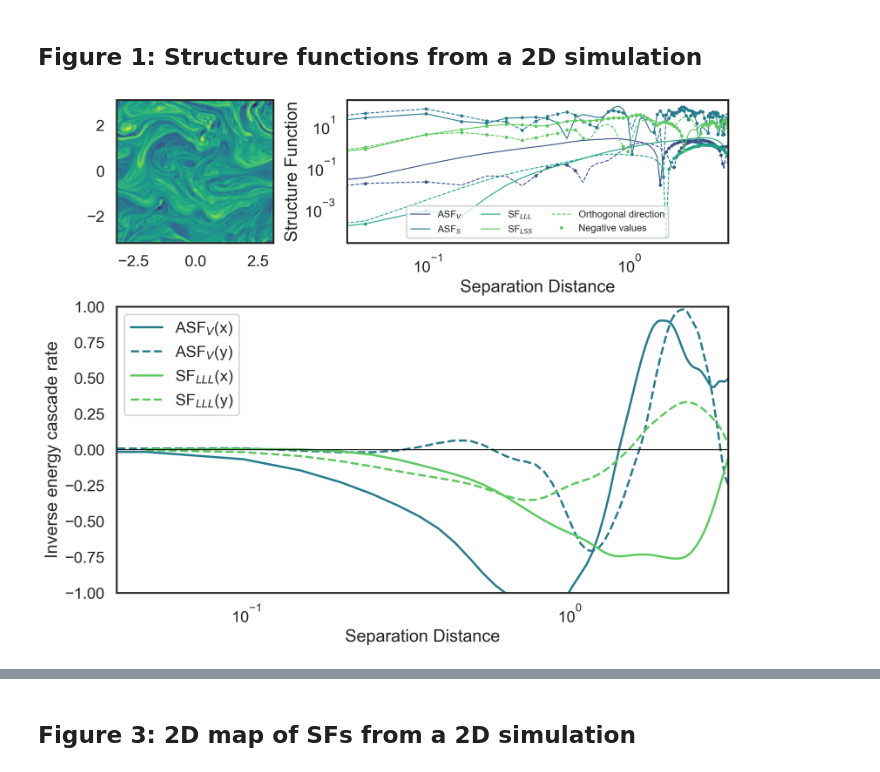
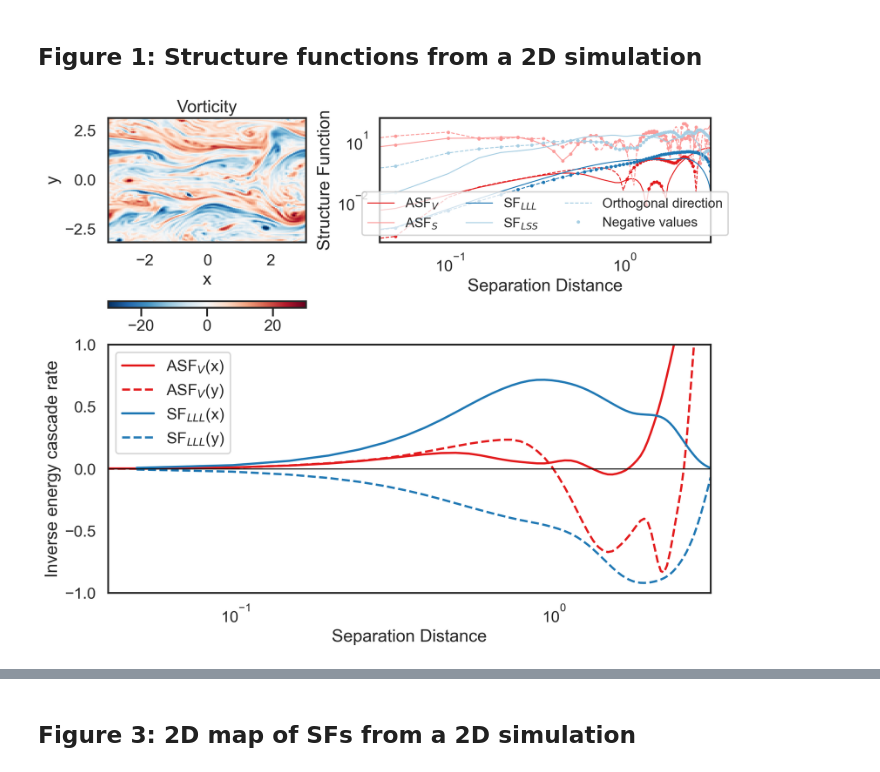
Before and after one commit to cassidymwagner/fluidsf, a Jupyter notebook: paper/analysis_code/figures.ipynb, the cells around one changed output, grey strips where cells are left out. Drawn from its saved outputs; the diff is of its cells as text; code cells hidden in the pictures.

```diff
--- a/paper/analysis_code/figures.ipynb
+++ b/paper/analysis_code/figures.ipynb
@@ -16,19 +16,20 @@ warnings.filterwarnings("ignore")
 # %%
 import h5py
 
-# f = h5py.File('../../docs/source/example_data/2layer_128.jld2', 'r')
-f = h5py.File('/Users/cassswagner/Downloads/2D_TwoLayer_Data.jld2', 'r')
-grid = f['grid']
-snapshots = f['snapshots']
+f = h5py.File("../../docs/source/example_data/2layer_128.jld2", "r")
+# f = h5py.File('/Users/cassswagner/Downloads/2D_TwoLayer_Data.jld2', 'r')
+# f = h5py.File('/Users/cassswagner/Library/CloudStorage/OneDrive-OregonStateUniversity/oceans-research/fluidsf_sims_examples/2layer_256.jld2', 'r')
+grid = f["grid"]
+snapshots = f["snapshots"]
 
 # Initialize the grid of x and y coordinates
-x = grid['x'][()]
-y = grid['y'][()]
+x = grid["x"][()]
+y = grid["y"][()]
 
 # Grab the top layer and final snapshot of the simulation for u, v, and q
-u = snapshots['u']['20050'][0]
-v = snapshots['v']['20050'][0]
-q = snapshots['q']['20050'][0]
+u = snapshots["u"]["20050"][0]
+v = snapshots["v"]["20050"][0]
+q = snapshots["q"]["20050"][0]
 # %%
 import fluidsf
 
@@ -40,19 +41,30 @@ import matplotlib.pyplot as plt
 from matplotlib.gridspec import GridSpec
 import numpy as np
 # %%
-colors = plt.cm.viridis(np.linspace(0.25, 0.75, 4))
+colors = plt.cm.Paired(np.linspace(0, 1, 12))
 
-fig = plt.figure(layout="constrained", figsize=(10, 8))
+fig = plt.figure(layout="constrained", figsize=(12, 10))
 
-gs = GridSpec(3, 3, figure=fig)
-ax1 = fig.add_subplot(gs[0, 0])
-ax2 = fig.add_subplot(gs[0, 1:])
+gs = GridSpec(3, 5, figure=fig)
+ax1 = fig.add_subplot(gs[0, :2])
+ax2 = fig.add_subplot(gs[0, 2:])
 ax3 = fig.add_subplot(gs[1:, :])
 
-ax1.pcolormesh(x, y, q, cmap="viridis")
+q_map = ax1.pcolormesh(x, y, q, cmap="RdBu_r", vmin=-30, vmax=30)
+
+ax1.set_xlabel("x")
+ax1.set_ylabel("y")
+ax1.set_title("Vorticity")
+fig.colorbar(
+    q_map,
+    ax=ax1,
+    location="bottom",
+    aspect=30,
+    # pad=-0.15,
+)
 
 ax2.loglog(
-    sf["x-diffs"], abs(sf["SF_advection_velocity_x"]), label="ASF$_V$", color=colors[0],
+    sf["x-diffs"], abs(sf["SF_advection_velocity_x"]), label="ASF$_V$", color=colors[5],
     lw=1,
 )
 ax2.loglog(
@@ -61,12 +73,12 @@ ax2.loglog(
     marker=".",
     ms=5,
     lw=0,
-    color=colors[0],
+    color=colors[5],
 )
 ax2.loglog(
     sf["y-diffs"],
     abs(sf["SF_advection_velocity_y"]),
-    color=colors[0],
+    color=colors[5],
     lw=1,
     linestyle="dashed",
 )
@@ -76,11 +88,11 @@ ax2.loglog(
     marker=".",
     ms=5,
     lw=0,
-    color=colors[0],
+    color=colors[5],
 )
 
 ax2.loglog(
-    sf["x-diffs"], abs(sf["SF_advection_scalar_x"]), label="ASF$_S$", color=colors[1],lw=1,
+    sf["x-diffs"], abs(sf["SF_advection_scalar_x"]), label="ASF$_S$", color=colors[4],lw=1,
 )
 ax2.loglog(
     sf["x-diffs"],
@@ -88,12 +100,12 @@ ax2.loglog(
     marker=".",
     ms=5,
     lw=0,
-    color=colors[1],
+    color=colors[4],
 )
 ax2.loglog(
     sf["y-diffs"],
     abs(sf["SF_advection_scalar_y"]),
-    color=colors[1],
+    color=colors[4],
     lw=1,
     linestyle="dashed",
 )
@@ -103,23 +115,23 @@ ax2.loglog(
     marker=".",
     ms=5,
     lw=0,
-    color=colors[1],
+    color=colors[4],
 )
 
-ax2.loglog(sf["x-diffs"], abs(sf["SF_LLL_x"]), label="SF$_{LLL}$", color=colors[2],lw=1,)
+ax2.loglog(sf["x-diffs"], abs(sf["SF_LLL_x"]), label="SF$_{LLL}$", color=colors[1],lw=1,)
 ax2.loglog(
     sf["x-diffs"],
     -sf["SF_LLL_x"],
     marker=".",
     ms=5,
     lw=0,
-    color=colors[2],
+    color=colors[1],
 )
 
 ax2.loglog(
     sf["y-diffs"],
     abs(sf["SF_LLL_y"]),
-    color=colors[2],
+    color=colors[1],
     lw=1,
     linestyle="dashed",
 )
@@ -129,53 +141,52 @@ ax2.loglog(
     marker=".",
     ms=5,
     lw=0,
-    color=colors[2],
+    color=colors[1],
 )
 
-ax2.loglog(sf["x-diffs"], abs(sf["SF_LSS_x"]), label="SF$_{LSS}$", color=colors[3],lw=1,)
+ax2.loglog(sf["x-diffs"], abs(sf["SF_LSS_x"]), label="SF$_{LSS}$", color=colors[0],lw=1,)
 ax2.loglog(
     sf["x-diffs"],
     -sf["SF_LSS_x"],
     marker=".",
     ms=5,
     lw=0,
-    color=colors[3],
+    color=colors[0],
 )
 
 ax2.loglog(
     sf["y-diffs"],
     abs(sf["SF_LSS_y"]),
-    color=colors[3],
+    color=colors[0],
     lw=1,
     linestyle="dashed",
     label="Orthogonal direction",
 )
 
 ax2.loglog(
     sf["y-diffs"],
     -sf["SF_LSS_y"],
     marker=".",
     ms=5,
     label="Negative values",
     lw=0,
-    color=colors[3],
+    color=colors[0],
 )
 
 ax2.set_xlabel("Separation Distance")
 ax2.set_ylabel("Structure Function")
-ax2.legend(ncol=3, loc="lower center", fontsize="10")
+ax2.legend(ncol=3, loc="lower center", fontsize="14")
 ax2.set_xlim(sf["x-diffs"].min(), sf["x-diffs"].max())
 
-
-ax3.semilogx(sf["x-diffs"], -sf["SF_advection_velocity_x"]/2, color=colors[1], label="ASF$_V$(x)")
-ax3.semilogx(sf["y-diffs"], -sf["SF_advection_velocity_y"]/2, color=colors[1], linestyle="dashed", label="ASF$_V$(y)")
-ax3.semilogx(sf["x-diffs"], -2 * sf["SF_LLL_x"] / (3*sf["x-diffs"]), color=colors[3], label="SF$_{LLL}$(x)")
-ax3.semilogx(sf["y-diffs"], -2 * sf["SF_LLL_y"] / (3*sf["y-diffs"]), color=colors[3], linestyle="dashed", label="SF$_{LLL}$(y)")
+ax3.semilogx(sf["x-diffs"], sf["SF_advection_velocity_x"]/2, color=colors[5], label="ASF$_V$(x)")
+ax3.semilogx(sf["y-diffs"], sf["SF_advection_velocity_y"]/2, color=colors[5], linestyle="dashed", label="ASF$_V$(y)")
+ax3.semilogx(sf["x-diffs"], 2 * sf["SF_LLL_x"] / (3*sf["x-diffs"]), color=colors[1], label="SF$_{LLL}$(x)")
+ax3.semilogx(sf["y-diffs"], 2 * sf["SF_LLL_y"] / (3*sf["y-diffs"]), color=colors[1], linestyle="dashed", label="SF$_{LLL}$(y)")
 ax3.hlines(0, sf["x-diffs"].min(), sf["x-diffs"].max(), lw=1, color="black")
 ax3.set_xlabel("Separation Distance")
 ax3.set_ylabel("Inverse energy cascade rate")
 ax3.set_ylim(-1,1)
 ax3.set_xlim(sf["x-diffs"].min(), sf["x-diffs"].max())
 ax3.legend();
 # %% [output]
-[figure, old version]
+[figure, new version]
```
Also changed, not shown: parts of 10 cells of this notebook.
